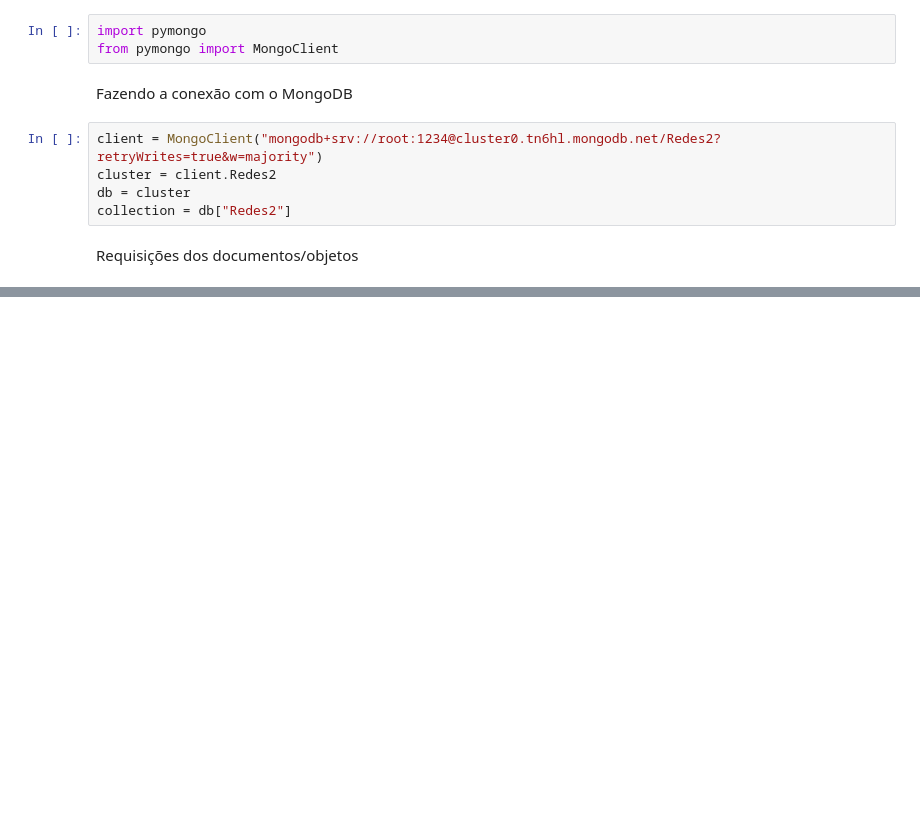
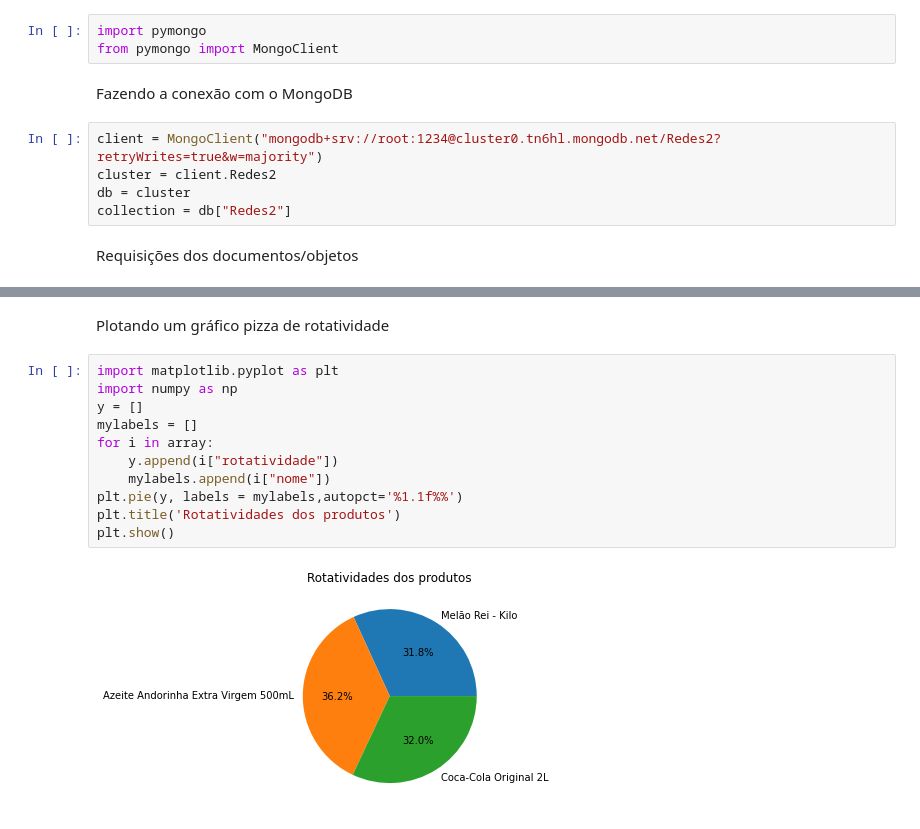
Before and after one commit to GabrielGMSantini/ProjetoRedes2, a Jupyter notebook: análiseRedesProj2.ipynb, the cells around one changed output, grey strips where cells are left out. Saved outputs shown, nothing was run; the diff lists cells and outputs as text; blank space fills up the shorter version.

```diff
--- a/análiseRedesProj2.ipynb
+++ b/análiseRedesProj2.ipynb
@@ -55,0 +131,15 @@ Rotatividede: 0.0
+# %% [markdown]
+Plotando um gráfico pizza de rotatividade
+# %%
+import matplotlib.pyplot as plt
+import numpy as np
+y = []
+mylabels = []
+for i in array:
+    y.append(i["rotatividade"])
+    mylabels.append(i["nome"])
+plt.pie(y, labels = mylabels,autopct='%1.1f%%')
+plt.title('Rotatividades dos produtos')
+plt.show()
+# %% [output]
+[figure, added]
```
Also changed, not shown: parts of 11 cells of this notebook.
